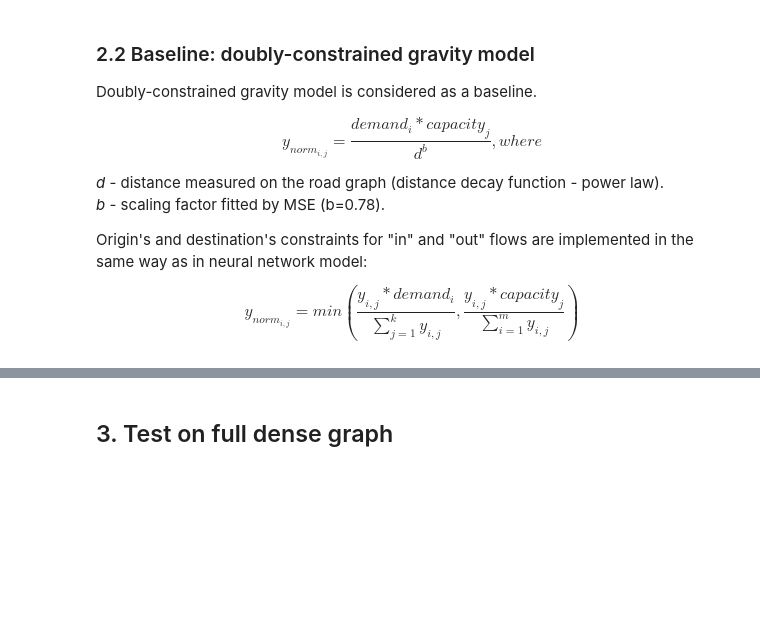
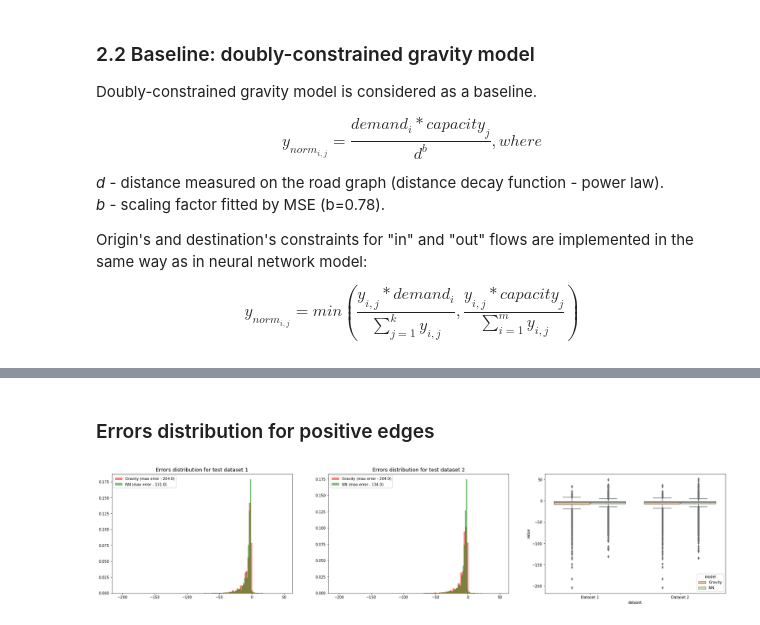
Before and after one commit to E-Kovtun/population_flows_nn, a Jupyter notebook: predict_flow.ipynb, the cells around one changed output, grey strips where cells are left out. Saved outputs shown, nothing was run; the diff lists cells and outputs as text; code cells hidden in the pictures; blank space fills up the shorter version.

```diff
--- a/predict_flow.ipynb
+++ b/predict_flow.ipynb
@@ -625,0 +739,17 @@ Epoch 100. TRAIN: loss 16.1350, r2: 0.8569. VALIDATION loss: 9.7768, standard de
+# %%
+from tensorboardX import SummaryWriter
+from datetime import datetime
+logdir = "./logs/18_01_23/" + "gravity_model-" + datetime.now().strftime("%Y%m%d-%H%M%S")
+# %%
+writer = SummaryWriter(logdir)
+file_writer = tf.summary.create_file_writer(logdir)
+
+my_text = """Node features - demand/capacity.
+Edge prediction by concatenation nodes' emmbedings and distance coef.
+Stack: GCN (leaky_relu) -> LayerNorm -> VNN (leaky_relu) -> doubly-constrained normalization.
+Aggr function - sum. Loss function - MSELoss sum."""
+with file_writer.as_default():
+  tf.summary.text("description", my_text, step=0)
+
+
+emb_model, flow_model = train(2000, train_dataset[:1], validate_dataset[:1], test_data, writer, model="NN")
@@ -626,7 +774,5 @@ Epoch 100. TRAIN: loss 16.1350, r2: 0.8569. VALIDATION loss: 9.7768, standard de
 # %%
-from tensorboardX import SummaryWriter
-from datetime import datetime
-writer = SummaryWriter("./logs/" + "gravity-model")
+writer = SummaryWriter(logdir)
 
-gravity_model = train(200, train_dataset, validate_dataset, writer, model="gravity_model")[0]
+gravity_model = train(3000, train_dataset, validate_dataset, test_data, writer, model="gravity_model")[0]
 # %% [output]
@@ -700,2 +838,0 @@ plt.show()
-# %% [markdown]
-## 3. Test on full dense graph
@@ -758,0 +839,13 @@ def test(graph, model, model_stack, num_nearest_neigh=5):
+# %% [markdown]
+### Errors distribution for positive edges
+# %%
+nn_errors = []
+gravity_errors = []
+for i, y in enumerate(true_y):
+    pos_edges = y > 0
+    nn_errors.append((nn_[i][pos_edges] - y[pos_edges]).tolist())
+    gravity_errors.append((gravity_[i][pos_edges] - y[pos_edges]).tolist())
+
+draw_error_plot(nn_errors, gravity_errors)
+# %% [output]
+[figure, added]
```
Also changed, not shown: parts of 27 cells of this notebook.
